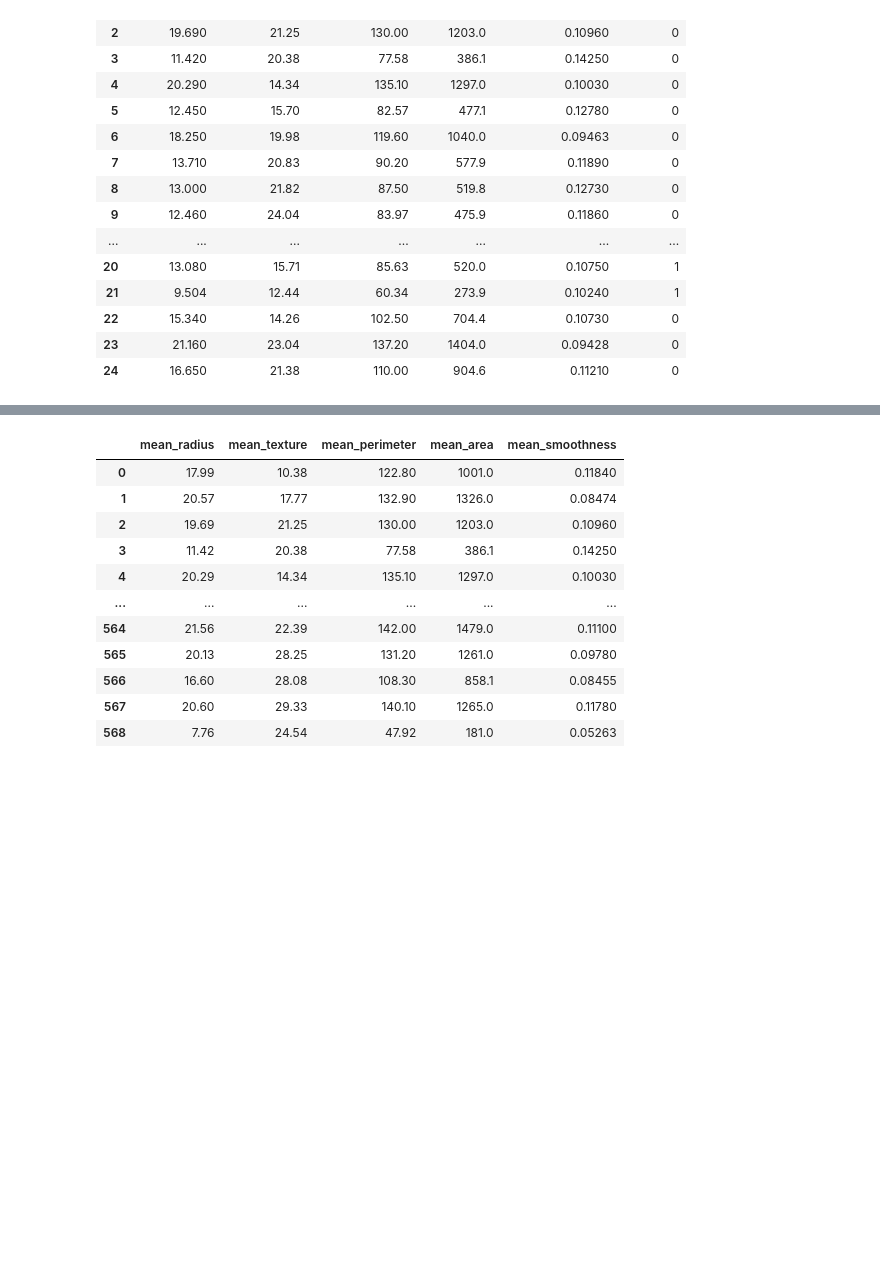
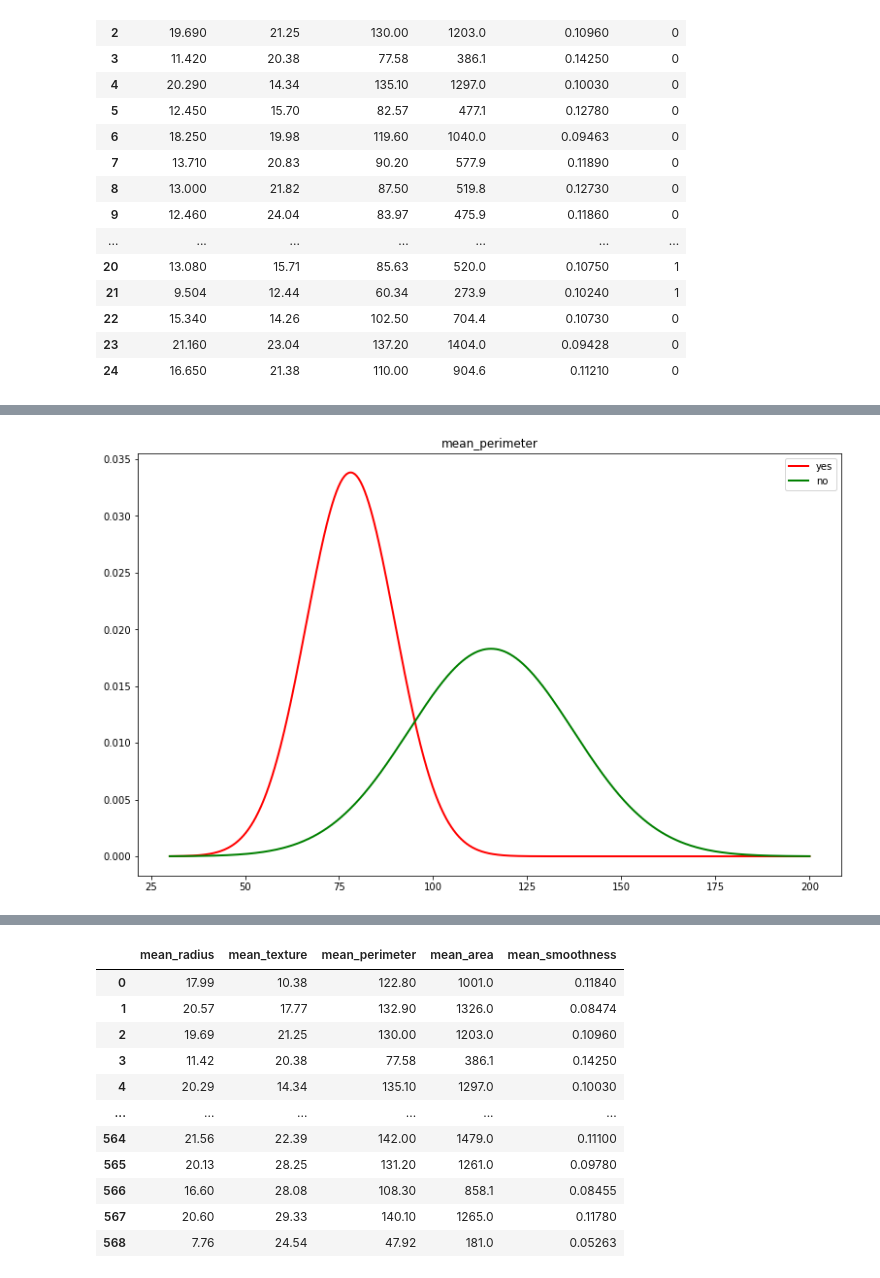
Before and after one commit to garfield-gray/Naive_Bayes, a Jupyter notebook: main.ipynb, the cells around one changed output, grey strips where cells are left out. Cells and saved outputs as stored; diff of their text form; code cells hidden in the pictures; blank space fills up the shorter version.

```diff
--- a/main.ipynb
+++ b/main.ipynb
@@ -83,0 +97,13 @@ NameError: name 'D_np_var' is not defined
+# %%
+Xbigger = np.arange(30, 200, 0.01)
+#for mean_perimeter
+plt.figure(figsize=(13,8))
+plt.title("mean_perimeter")
+plt.plot(Xbigger, 1/(np.sqrt(2 * np.pi*D_yes_var[2])) * np.exp( - (Xbigger - D_yes_mean[2])**2 / (2 * D_yes_var[2]) ),
+        linewidth=2, color='r', label = 'yes')
+plt.plot(Xbigger, 1/(np.sqrt(2 * np.pi*D_no_var[2])) * np.exp( - (Xbigger - D_no_mean[2])**2 / (2 * D_no_var[2]) ),
+        linewidth=2, color='g', label = 'no')
+plt.legend()
+plt.show()
+# %% [output]
+[figure, added]
```
Also changed, not shown: parts of 19 cells of this notebook.
